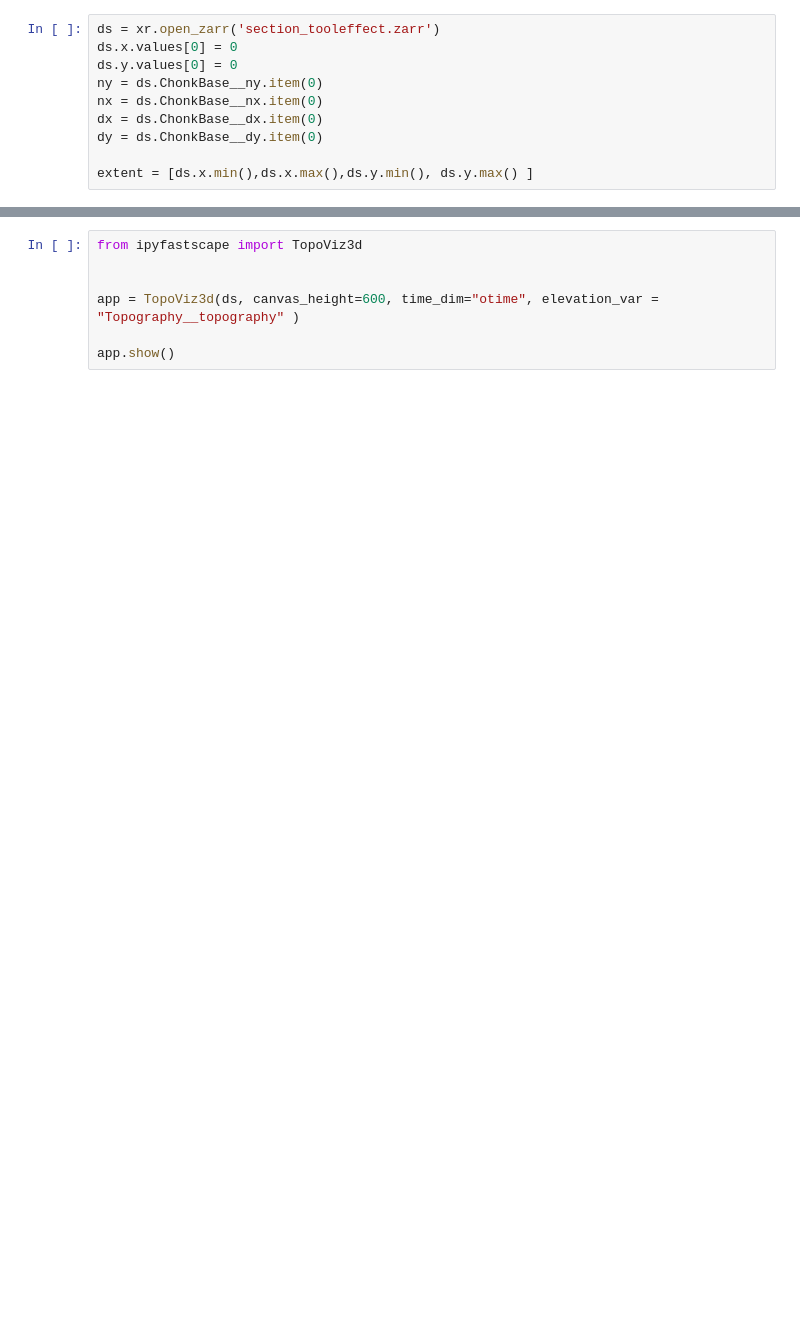
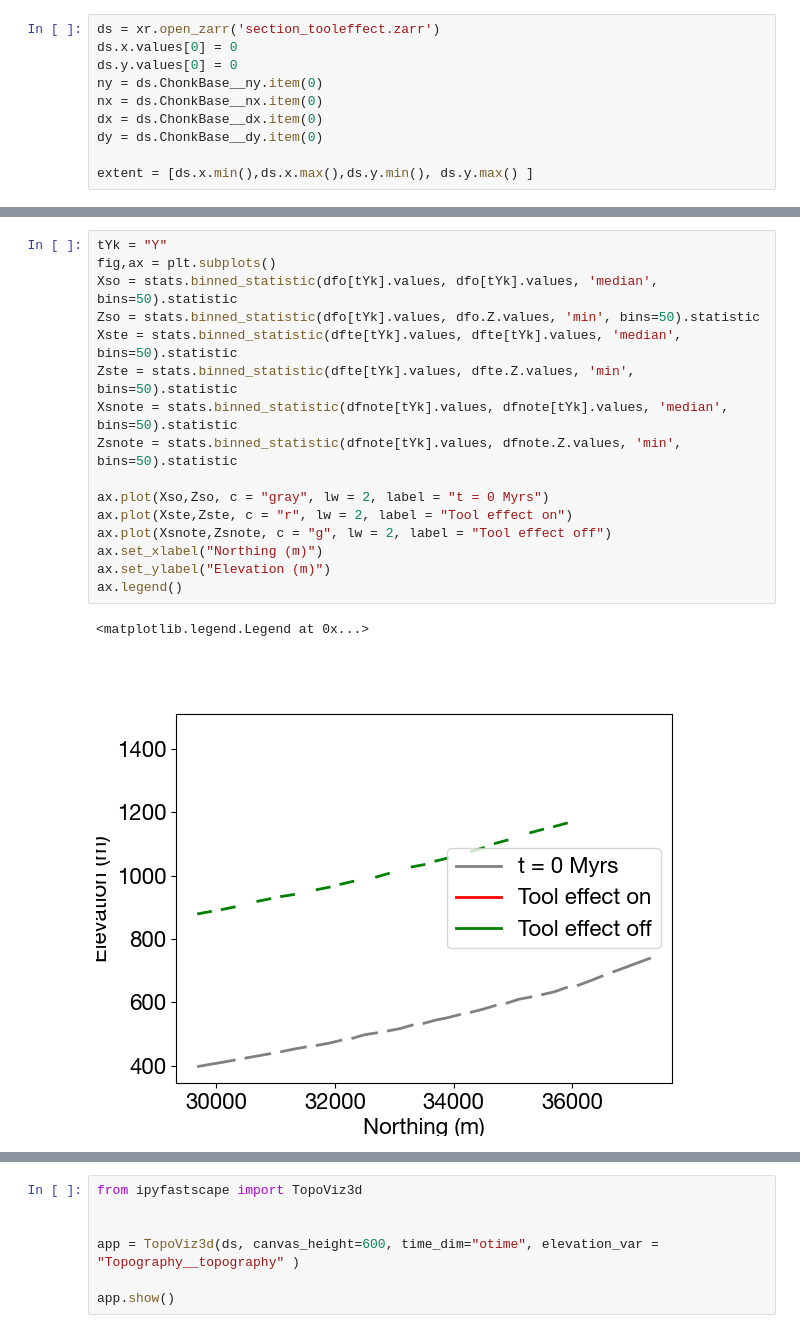
Before and after one commit to bgailleton/CHONK, a Jupyter notebook: paper_example/true_paper_example/section_tooleffect_PP.ipynb, the cells around one changed output, grey strips where cells are left out. Drawn from its saved outputs; the diff is of its cells as text; blank space fills up the shorter version.

```diff
--- a/paper_example/true_paper_example/section_tooleffect_PP.ipynb
+++ b/paper_example/true_paper_example/section_tooleffect_PP.ipynb
@@ -101,0 +154,19 @@ cb = ax.scatter(oriv["X"], oriv["Y"], c = "b", lw =0, s = 4)
+# %%
+tYk = "Y"
+fig,ax = plt.subplots()
+Xso = stats.binned_statistic(dfo[tYk].values, dfo[tYk].values, 'median', bins=50).statistic
+Zso = stats.binned_statistic(dfo[tYk].values, dfo.Z.values, 'min', bins=50).statistic
+Xste = stats.binned_statistic(dfte[tYk].values, dfte[tYk].values, 'median', bins=50).statistic
+Zste = stats.binned_statistic(dfte[tYk].values, dfte.Z.values, 'min', bins=50).statistic
+Xsnote = stats.binned_statistic(dfnote[tYk].values, dfnote[tYk].values, 'median', bins=50).statistic
+Zsnote = stats.binned_statistic(dfnote[tYk].values, dfnote.Z.values, 'min', bins=50).statistic
+
+ax.plot(Xso,Zso, c = "gray", lw = 2, label = "t = 0 Myrs")
+ax.plot(Xste,Zste, c = "r", lw = 2, label = "Tool effect on")
+ax.plot(Xsnote,Zsnote, c = "g", lw = 2, label = "Tool effect off")
+ax.set_xlabel("Northing (m)")
+ax.set_ylabel("Elevation (m)")
+ax.legend()
+# %% [output]
+<matplotlib.legend.Legend at 0x...>
+[figure, added]
```
Also changed, not shown: parts of 7 cells of this notebook, 3 other files.
